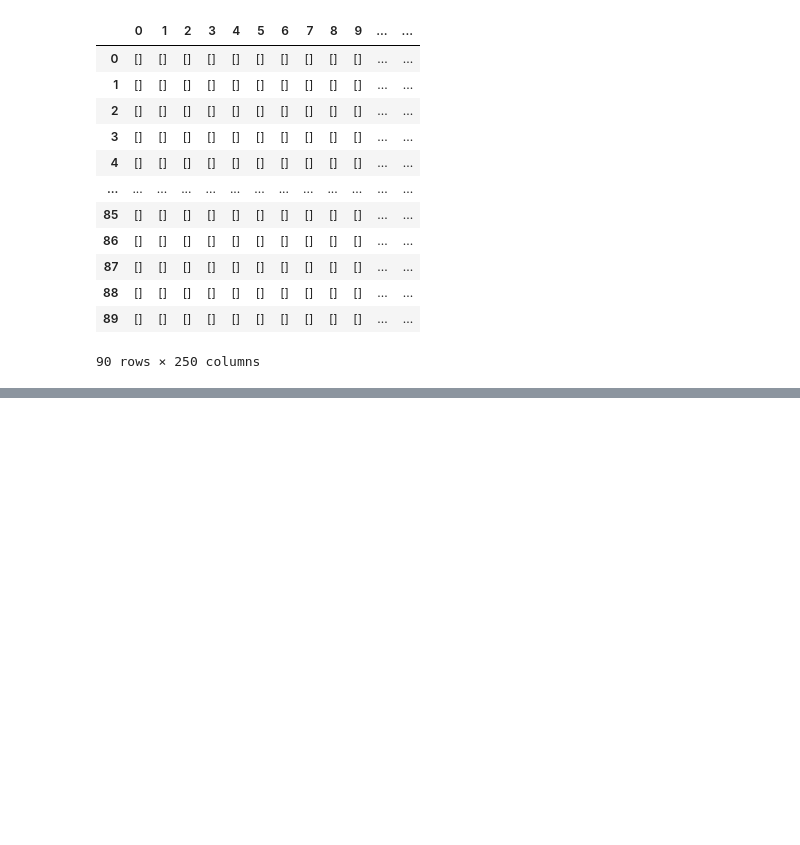
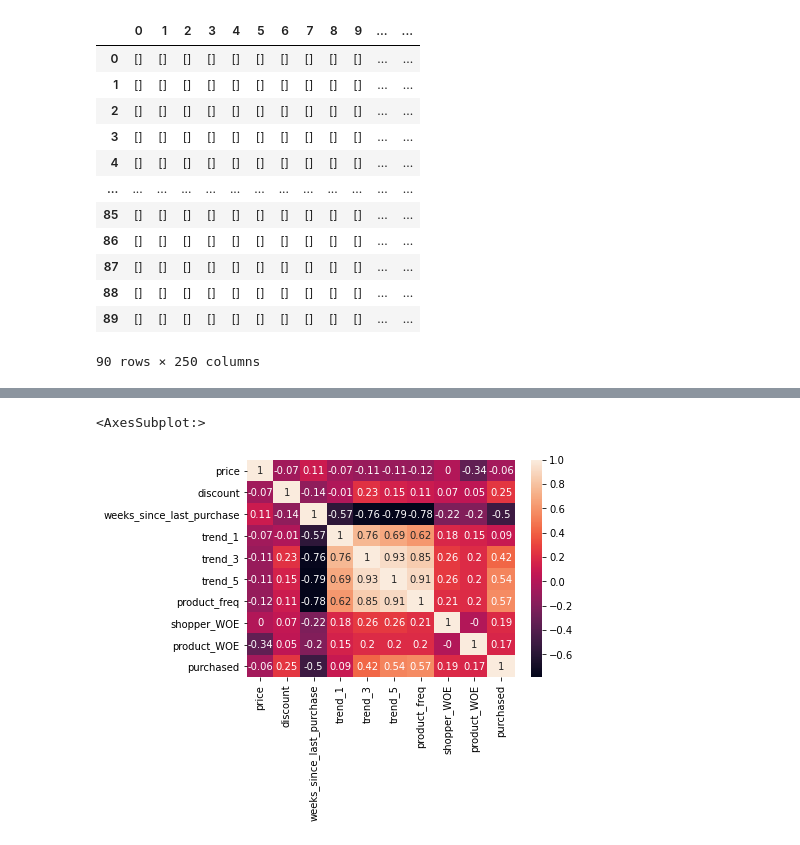
Before and after one commit to leonhagel/mlim-g2, a Jupyter notebook: code/20210214_purchase-probabilities_lha.ipynb, the cells around one changed output, grey strips where cells are left out. Drawn from its saved outputs; the diff is of its cells as text; code cells hidden in the pictures; blank space fills up the shorter version.

Commit message:
Update: Purchase probabilities

```diff
--- a/code/20210214_purchase-probabilities_lha.ipynb
+++ b/code/20210214_purchase-probabilities_lha.ipynb
@@ -309,8 +508,8 @@ See the caveats in the documentation: https://pandas.pydata.org/pandas-docs/stab
 | 75% | 67.00 | 1496.00 | 189.00 | 657.00 | 0.00 | 654.00 |
 | max | 89.00 | 1999.00 | 249.00 | 837.65 | 0.40 | 837.00 |
 # %%
-purchase.data['purchase'] = purchase.clean()
-purchase.data['purchase'].describe().round(2)
+purchase.data['clean'] = purchase.clean()
+purchase.data['clean'].describe().round(2)
 # %% [output]
 |  | week | shopper | product | price | discount |
 | count | 1378720.00 | 1378720.00 | 1378720.00 | 1378720.00 | 1378720.00 |
@@ -328,8 +527,9 @@ purchase.data['purchase'].describe().round(2)
 # %% [markdown]
 **Loading clean data**
 # %%
-purchase.data['purchase'] = purchase.clean()
-purchase.data['purchase'].describe().round(2)
+purchase.data['clean'] = purchase.clean()
+df = purchase.data['clean']
+df.describe().round(2)
 # %% [output]
 |  | week | shopper | product | price | discount |
 | count | 1378720.00 | 1378720.00 | 1378720.00 | 1378720.00 | 1378720.00 |
@@ -465,0 +720,4 @@ AttributeError: module 'scipy' has no attribute 'stats'
+# %%
+purchase.data['clean'] = purchase.clean()
+df = purchase.data['clean']
+df
@@ -465,0 +847,3 @@ AttributeError: module 'scipy' has no attribute 'stats'
+# %%
+X_train, y_train, X_test, y_test = purchase.train_test_split(17, 4)
+X_train.head()
@@ -465,0 +857,6 @@ AttributeError: module 'scipy' has no attribute 'stats'
+# %%
+import seaborn as sns
+sns.heatmap(X_train.join(y_train).corr().round(2), annot=True)
+# %% [output]
+<AxesSubplot:>
+[figure, added]
```
Also changed, not shown: parts of 54 cells of this notebook, 3 other files.
